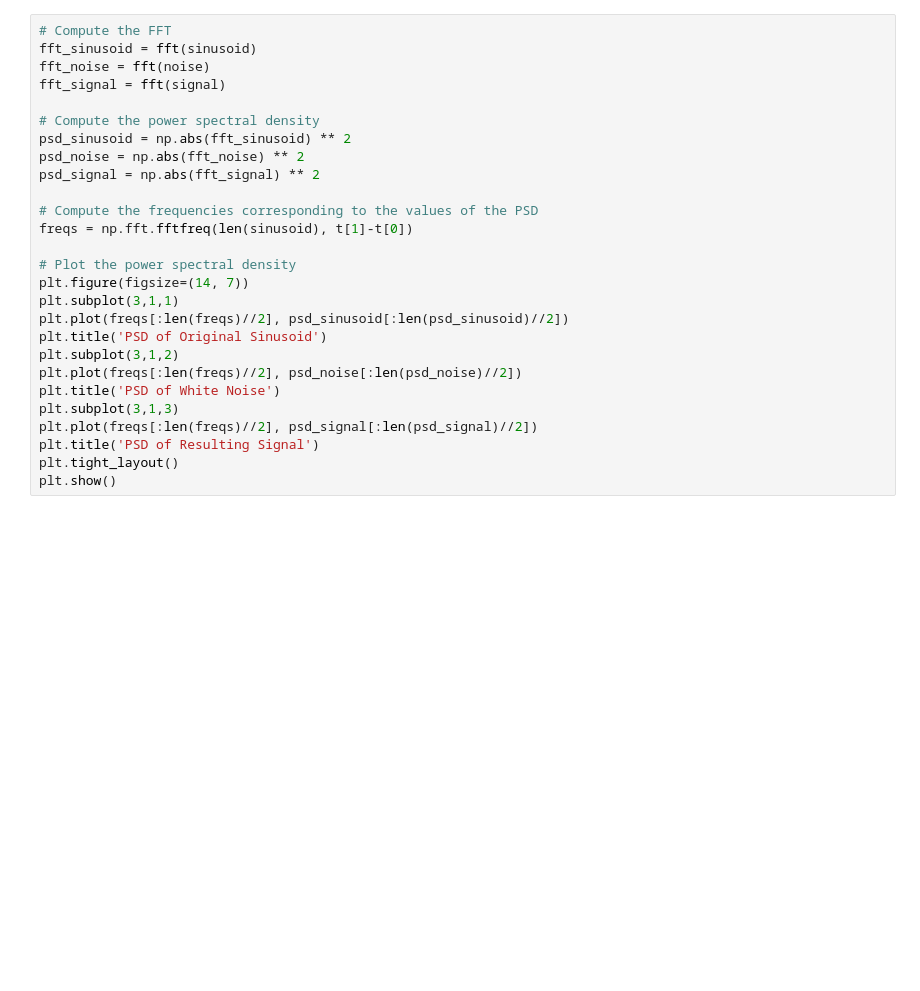
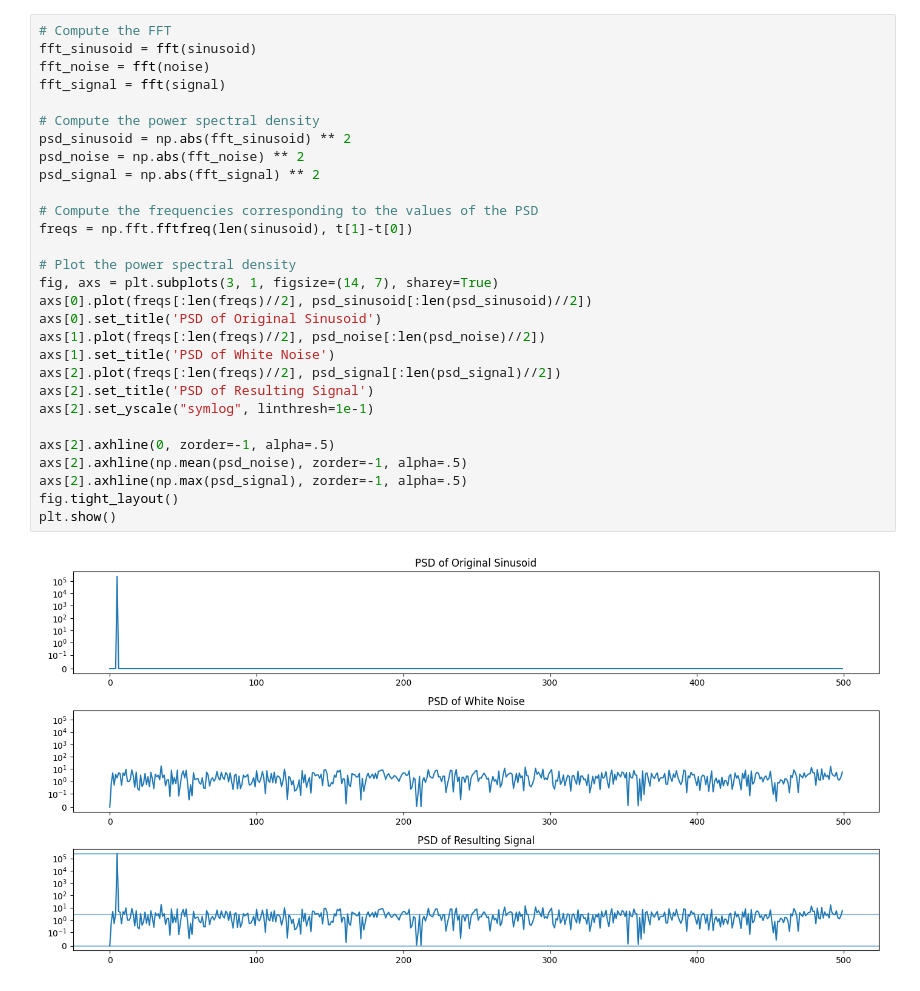
Before and after one commit to japhba/japhba.github.io, a Jupyter notebook: content/post/stochastic_resonance/main.ipynb, the cells around one changed output. Drawn from its saved outputs; the diff is of its cells as text; blank space fills up the shorter version.

```diff
--- a/content/post/stochastic_resonance/main.ipynb
+++ b/content/post/stochastic_resonance/main.ipynb
@@ -196,27 +264,31 @@ plt.show()
 # %%
 # Compute the FFT
 fft_sinusoid = fft(sinusoid)
 fft_noise = fft(noise)
 fft_signal = fft(signal)
 
 # Compute the power spectral density
 psd_sinusoid = np.abs(fft_sinusoid) ** 2
 psd_noise = np.abs(fft_noise) ** 2
 psd_signal = np.abs(fft_signal) ** 2
 
 # Compute the frequencies corresponding to the values of the PSD
 freqs = np.fft.fftfreq(len(sinusoid), t[1]-t[0])
 
 # Plot the power spectral density
-plt.figure(figsize=(14, 7))
-plt.subplot(3,1,1)
-plt.plot(freqs[:len(freqs)//2], psd_sinusoid[:len(psd_sinusoid)//2])
-plt.title('PSD of Original Sinusoid')
-plt.subplot(3,1,2)
-plt.plot(freqs[:len(freqs)//2], psd_noise[:len(psd_noise)//2])
-plt.title('PSD of White Noise')
-plt.subplot(3,1,3)
-plt.plot(freqs[:len(freqs)//2], psd_signal[:len(psd_signal)//2])
-plt.title('PSD of Resulting Signal')
-plt.tight_layout()
+fig, axs = plt.subplots(3, 1, figsize=(14, 7), sharey=True)
+axs[0].plot(freqs[:len(freqs)//2], psd_sinusoid[:len(psd_sinusoid)//2])
+axs[0].set_title('PSD of Original Sinusoid')
+axs[1].plot(freqs[:len(freqs)//2], psd_noise[:len(psd_noise)//2])
+axs[1].set_title('PSD of White Noise')
+axs[2].plot(freqs[:len(freqs)//2], psd_signal[:len(psd_signal)//2])
+axs[2].set_title('PSD of Resulting Signal')
+axs[2].set_yscale("symlog", linthresh=1e-1)
+
+axs[2].axhline(0, zorder=-1, alpha=.5)
+axs[2].axhline(np.mean(psd_noise), zorder=-1, alpha=.5)
+axs[2].axhline(np.max(psd_signal), zorder=-1, alpha=.5)
+fig.tight_layout()
 plt.show()
+# %% [output]
+[figure, added]
```
Also changed, not shown: parts of 5 cells of this notebook, 2 other files.
